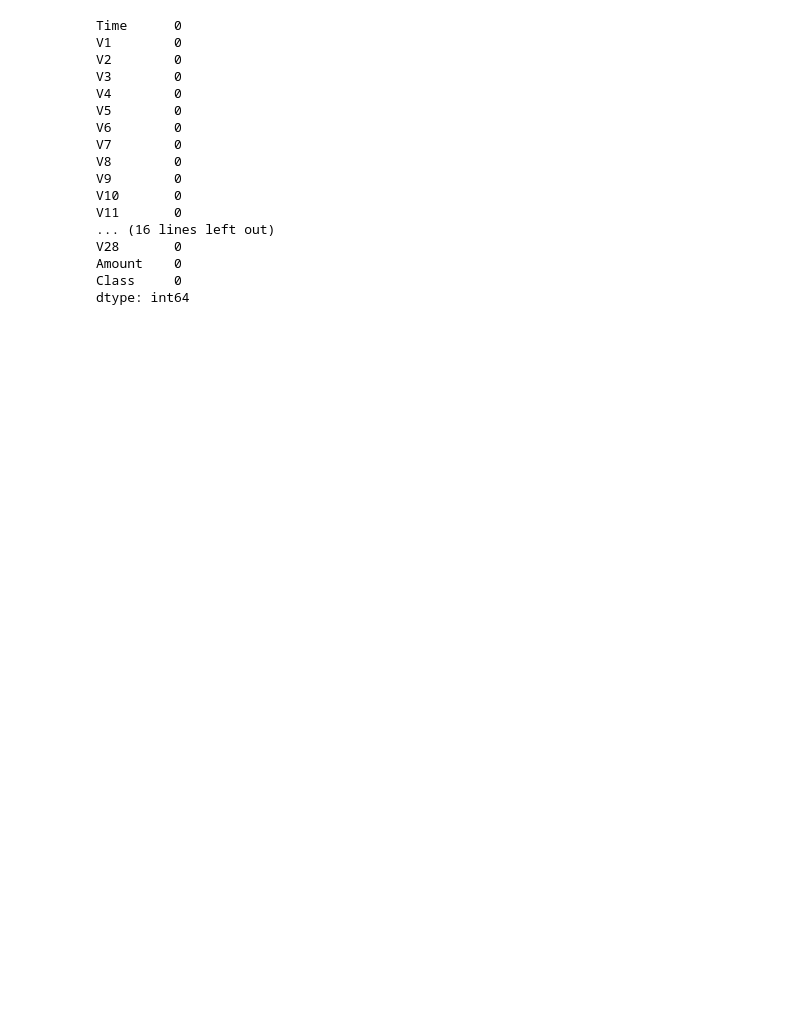
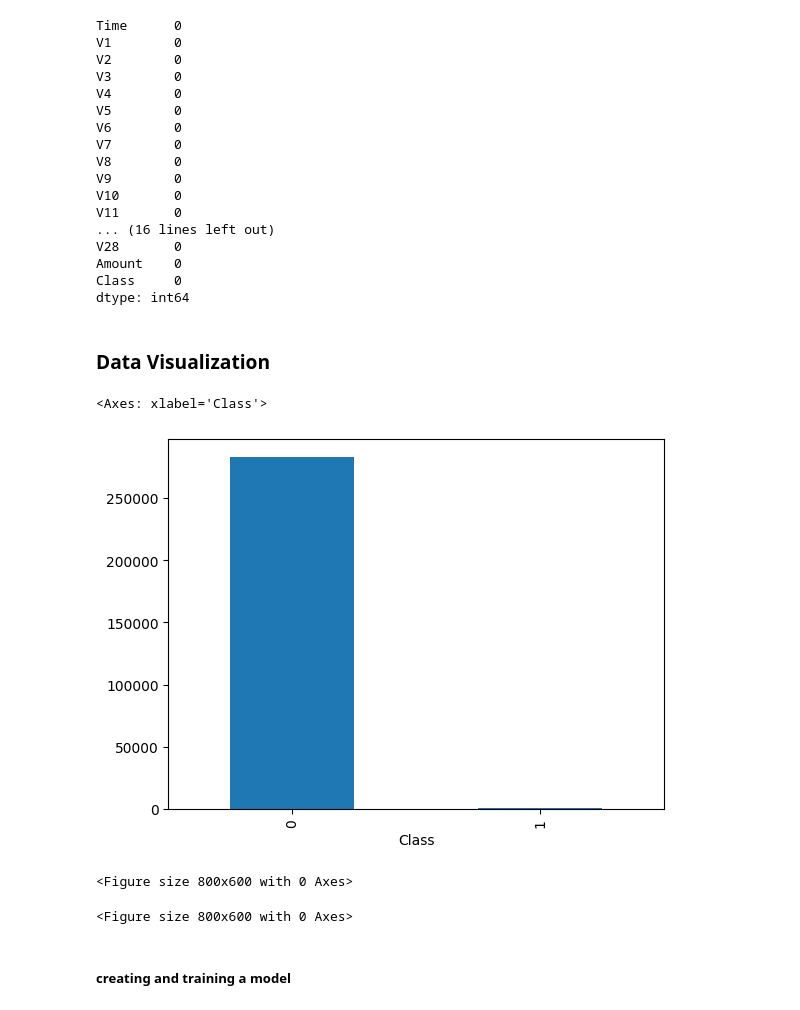
Before and after one commit to abrehamashebir/GO2COD_DS_02, a Jupyter notebook: notebook/credit_card_fraud_detection.ipynb, the cells around one changed output. Saved outputs shown, nothing was run; the diff lists cells and outputs as text; code cells hidden in the pictures; blank space fills up the shorter version.

Commit message:
training and testing dataset

```diff
--- a/notebook/credit_card_fraud_detection.ipynb
+++ b/notebook/credit_card_fraud_detection.ipynb
@@ -58,3 +65,5 @@ card.describe()
+# %%
+card = card.drop_duplicates(keep='first')
 # %%
 card.isnull().sum()
 # %% [output]
@@ -75,3 +84,17 @@ V28       0
 Amount    0
 Class     0
 dtype: int64
+# %% [markdown]
+### Data Visualization
+# %%
+card['Class'].value_counts().plot(kind='bar')
+# %% [output]
+<Axes: xlabel='Class'>
+[figure, added]
+# %%
+plt.figure( figsize=(8, 6))
+# %% [output]
+<Figure size 800x600 with 0 Axes>
+<Figure size 800x600 with 0 Axes>
+# %% [markdown]
+##### creating and training a model
```
Also changed, not shown: parts of 23 cells of this notebook.
